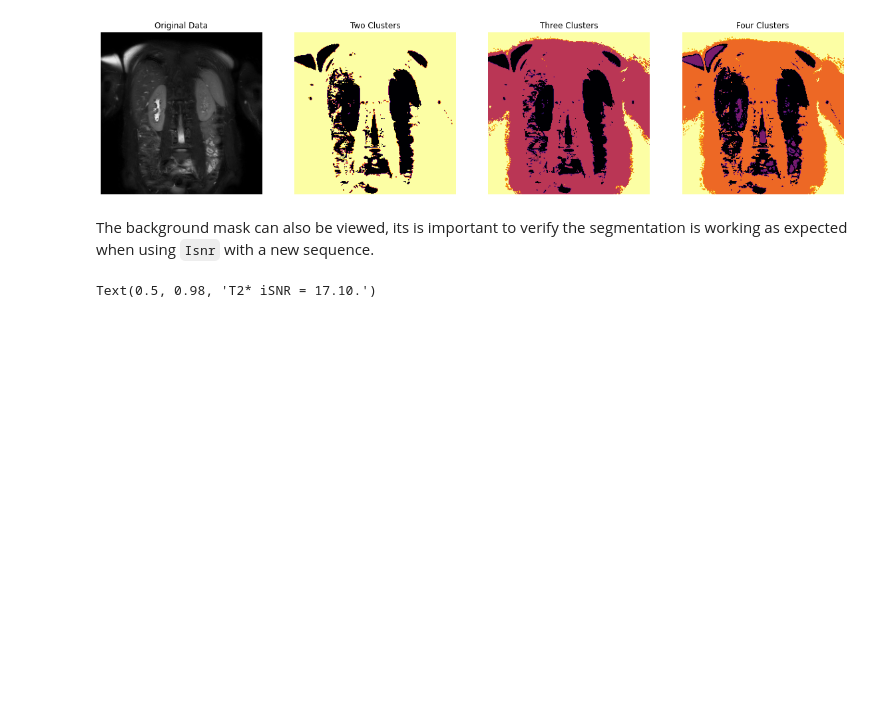
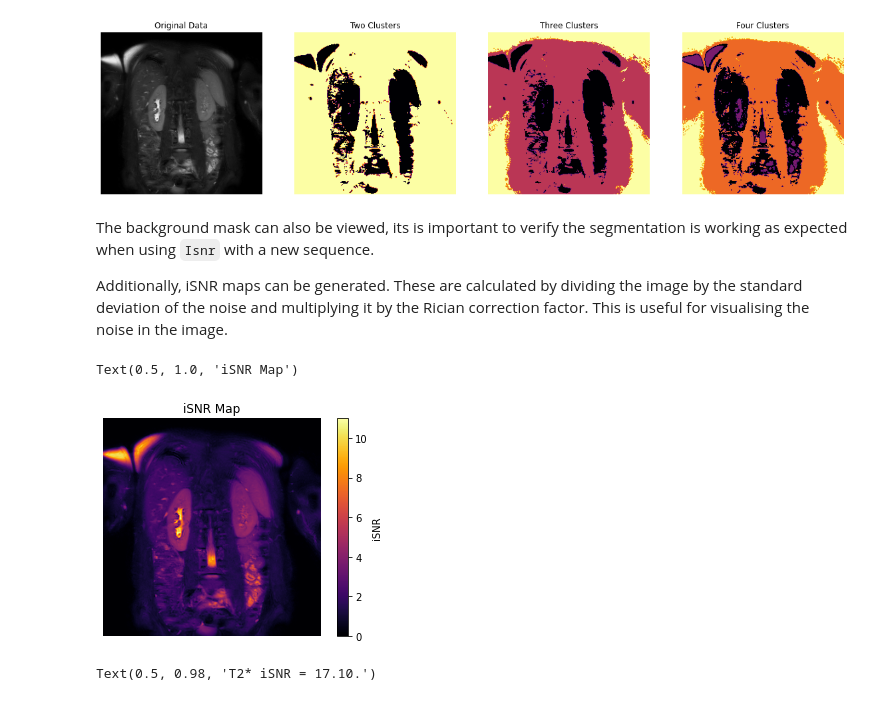
Before and after one commit to UKRIN-MAPS/ukat, a Jupyter notebook: tutorials/qa.ipynb, the cells around one changed output. Cells and saved outputs as stored; diff of their text form; code cells hidden in the pictures; blank space fills up the shorter version.

```diff
--- a/tutorials/qa.ipynb
+++ b/tutorials/qa.ipynb
@@ -72,6 +73,21 @@ Text(0.5, 1.0, 'Four Clusters')
 # %% [markdown]
 The background mask can also be viewed, its is important to verify the segmentation is working as expected when using `Isnr`
  with a new sequence.
+
+Additionally, iSNR maps can be generated. These are calculated by dividing the image by the standard deviation of the noise
+and multiplying it by the Rician correction factor. This is useful for visualising the noise in the image.
+# %%
+fig, ax = plt.subplots()
+
+isnr_obj = snr.Isnr(data, n_clusters=2)
+im = ax.imshow(isnr_obj.isnr_map[:,:,7].T, origin='lower', cmap='inferno')
+cb = fig.colorbar(im, ax=ax)
+cb.set_label('iSNR')
+ax.axis(False)
+ax.set_title('iSNR Map')
+# %% [output]
+Text(0.5, 1.0, 'iSNR Map')
+[figure, added]
 # %%
 # T2W data
 data, affine = fetch.t2w_volume_philips()
```
Also changed, not shown: parts of 1 cell of this notebook.
